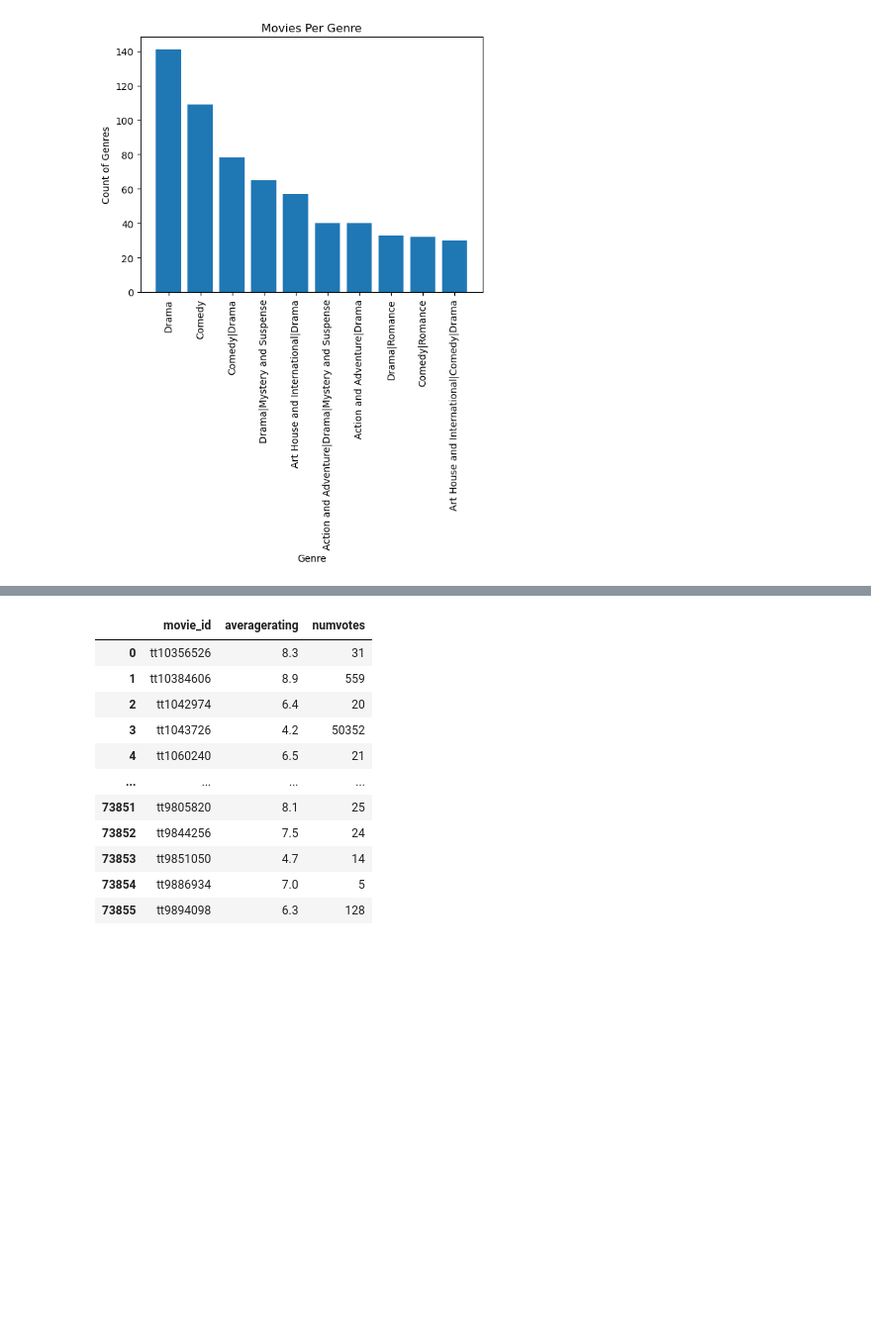
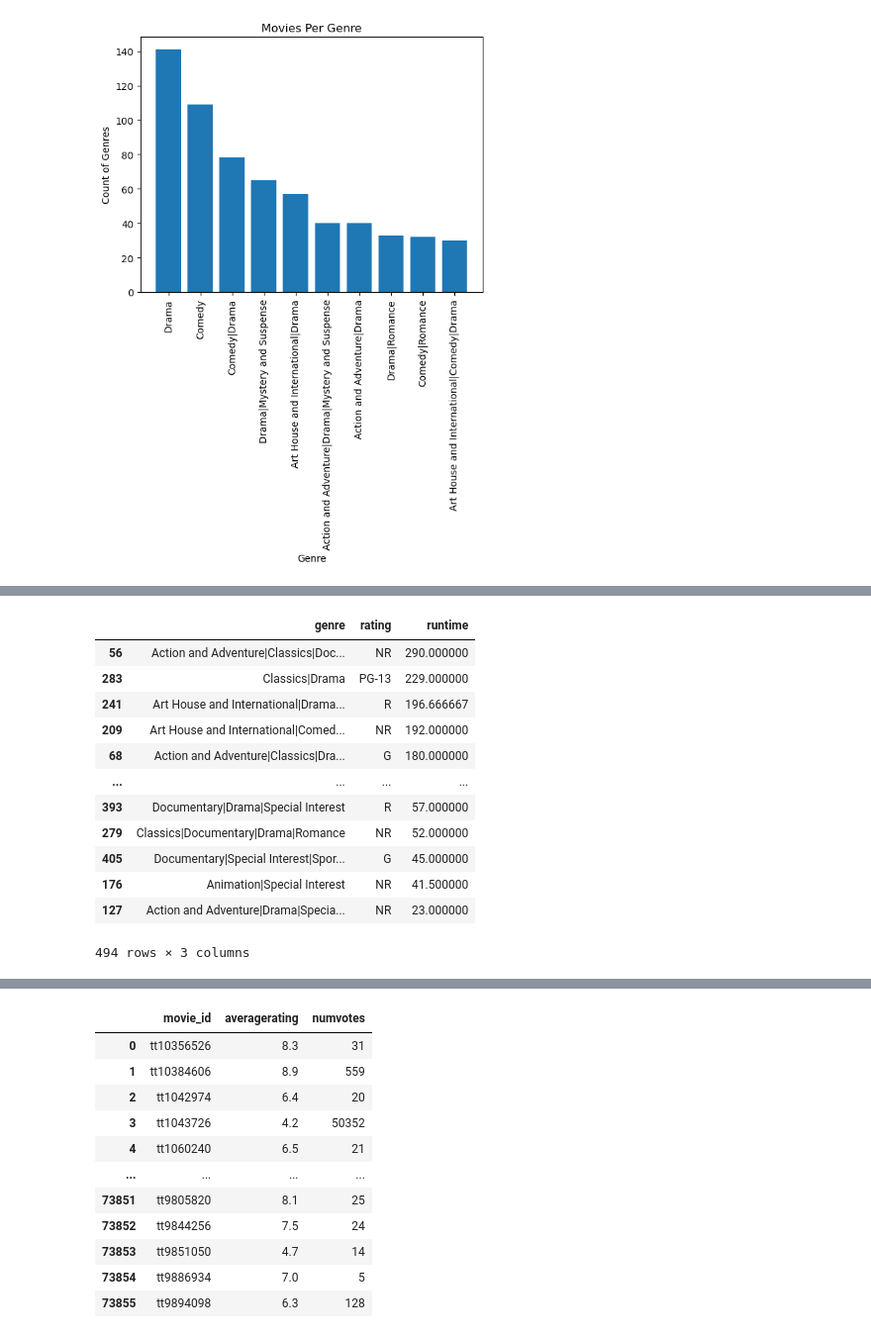
Before and after one commit to jgatharia/DS_Phase_1_Project, a Jupyter notebook: index.ipynb, the cells around one changed output, grey strips where cells are left out. Shown: that part at 99% size. Cells and saved outputs as stored; diff of their text form; code cells hidden in the pictures; blank space fills up the shorter version.

```diff
--- a/index.ipynb
+++ b/index.ipynb
@@ -495,0 +514,18 @@ plt.show()
+# %%
+#grouped the genre and rating column and got the mean runtime for each of the categories.
+genre_runtime = movie_rating_cleaned.groupby(['genre', 'rating'])['runtime'].mean().reset_index()
+genre_runtime.sort_values(by='runtime', ascending=False)
+# %% [output]
+|  | genre | rating | runtime |
+| 56 | Action and Adventure|Classics|Doc... | NR | 290.000000 |
+| 283 | Classics|Drama | PG-13 | 229.000000 |
+| 241 | Art House and International|Drama... | R | 196.666667 |
+| 209 | Art House and International|Comed... | NR | 192.000000 |
+| 68 | Action and Adventure|Classics|Dra... | G | 180.000000 |
+| ... | ... | ... | ... |
+| 393 | Documentary|Drama|Special Interest | R | 57.000000 |
+| 279 | Classics|Documentary|Drama|Romance | NR | 52.000000 |
+| 405 | Documentary|Special Interest|Spor... | G | 45.000000 |
+| 176 | Animation|Special Interest | NR | 41.500000 |
+| 127 | Action and Adventure|Drama|Specia... | NR | 23.000000 |
+494 rows × 3 columns
```
Also changed, not shown: parts of 4 cells of this notebook.
